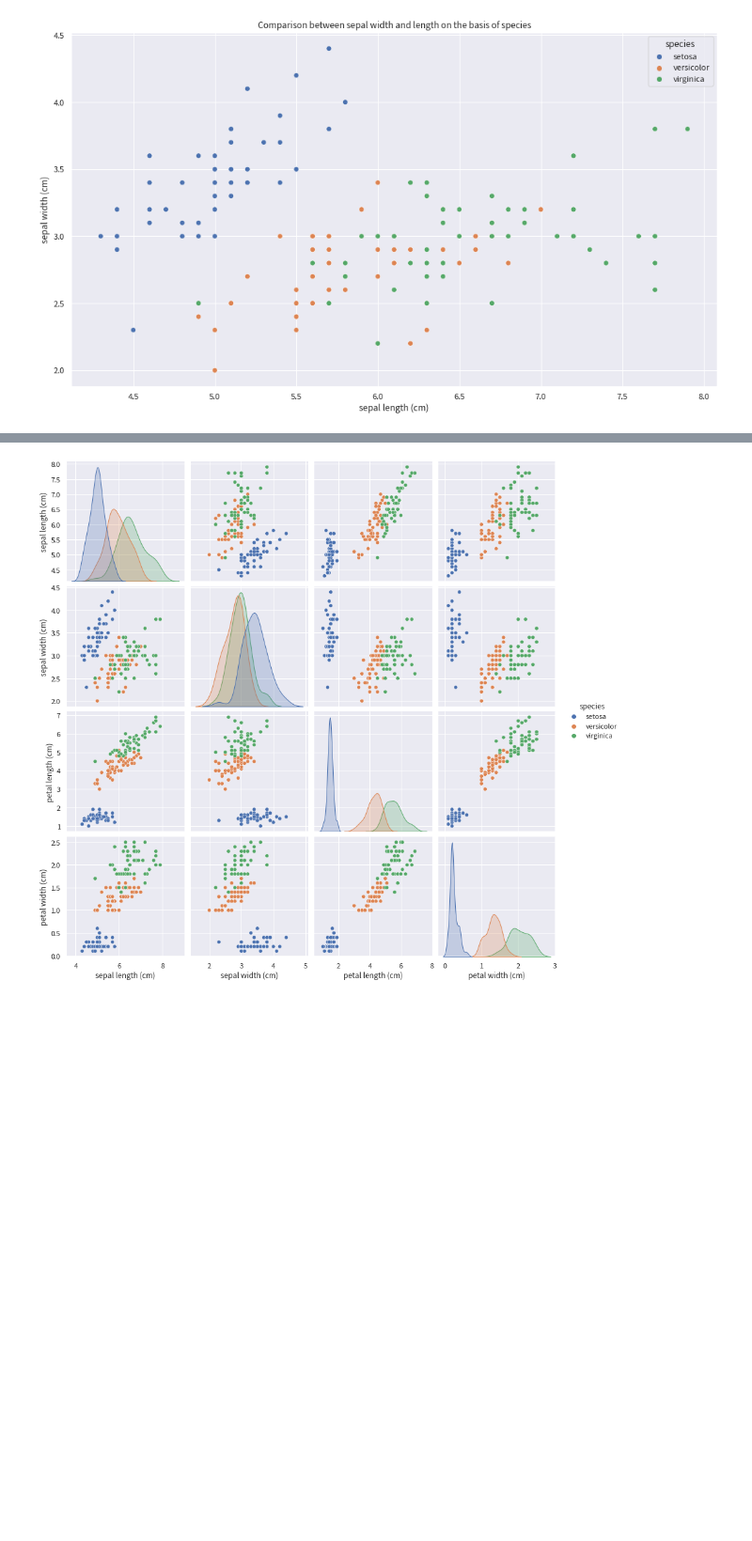
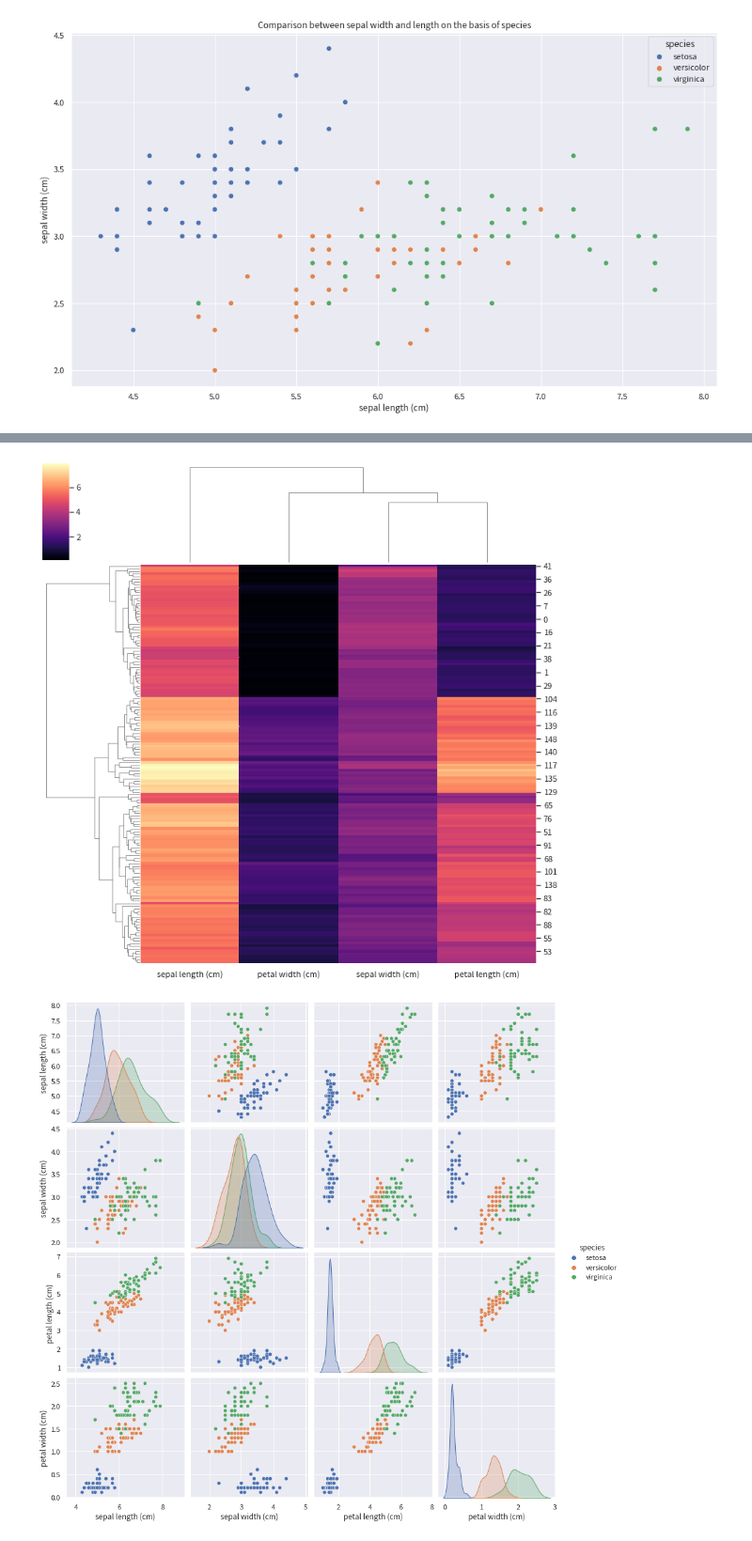
Before and after one commit to jeddyclass/202210.NCUT, a Jupyter notebook: session_03_eda.ipynb, the cells around one changed output, grey strips where cells are left out. Shown at 94% size. Drawn from its saved outputs; the diff is of its cells as text; code cells hidden in the pictures; blank space fills up the shorter version.

```diff
--- a/session_03_eda.ipynb
+++ b/session_03_eda.ipynb
@@ -205,3 +227,8 @@ sns.scatterplot(iris_df['sepal length (cm)'], iris_df['sepal width (cm)'], hue =
+# %%
+xdf = iris_df.drop('species',axis=1)
+g = sns.clustermap(xdf, cmap="magma")
+# %% [output]
+[figure, added]
 # %%
 sns.pairplot(iris_df,hue="species",height=3);
 # %% [output]
```
Also changed, not shown: parts of 7 cells of this notebook.
